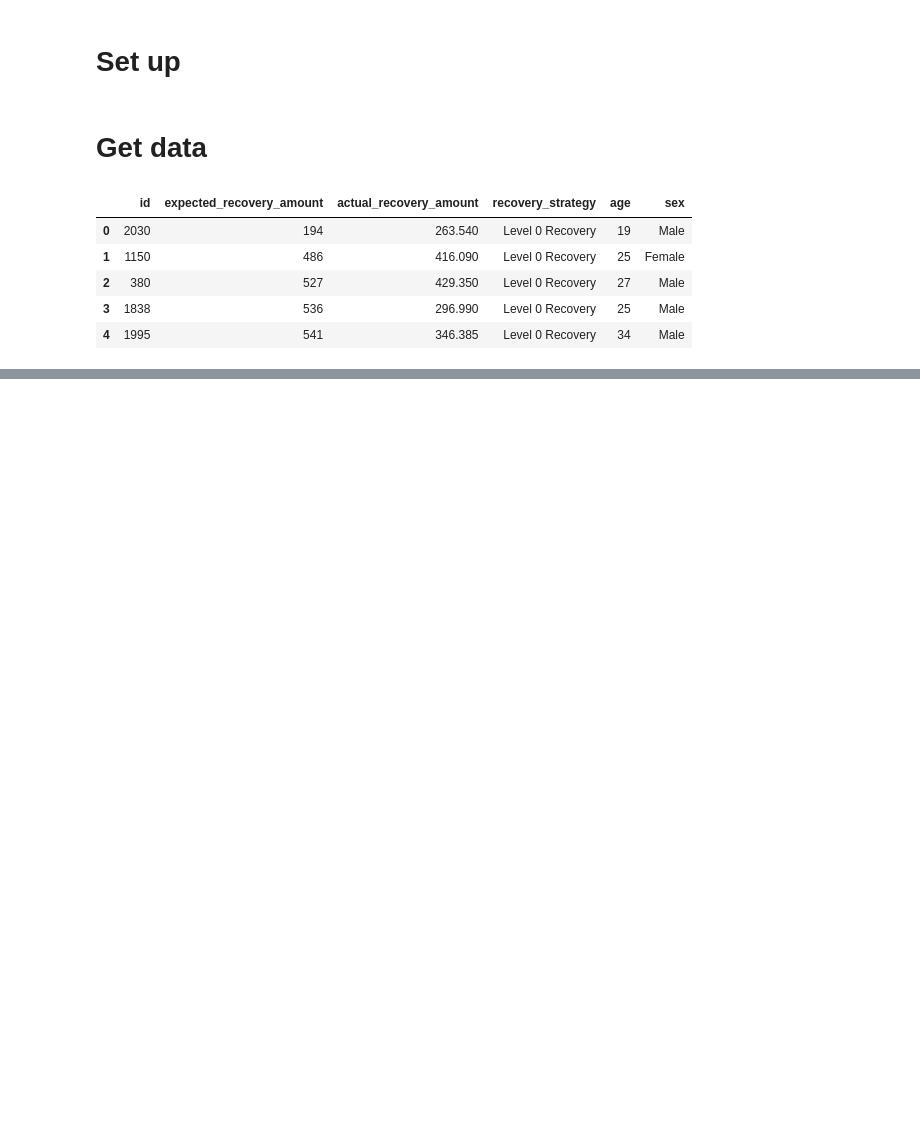
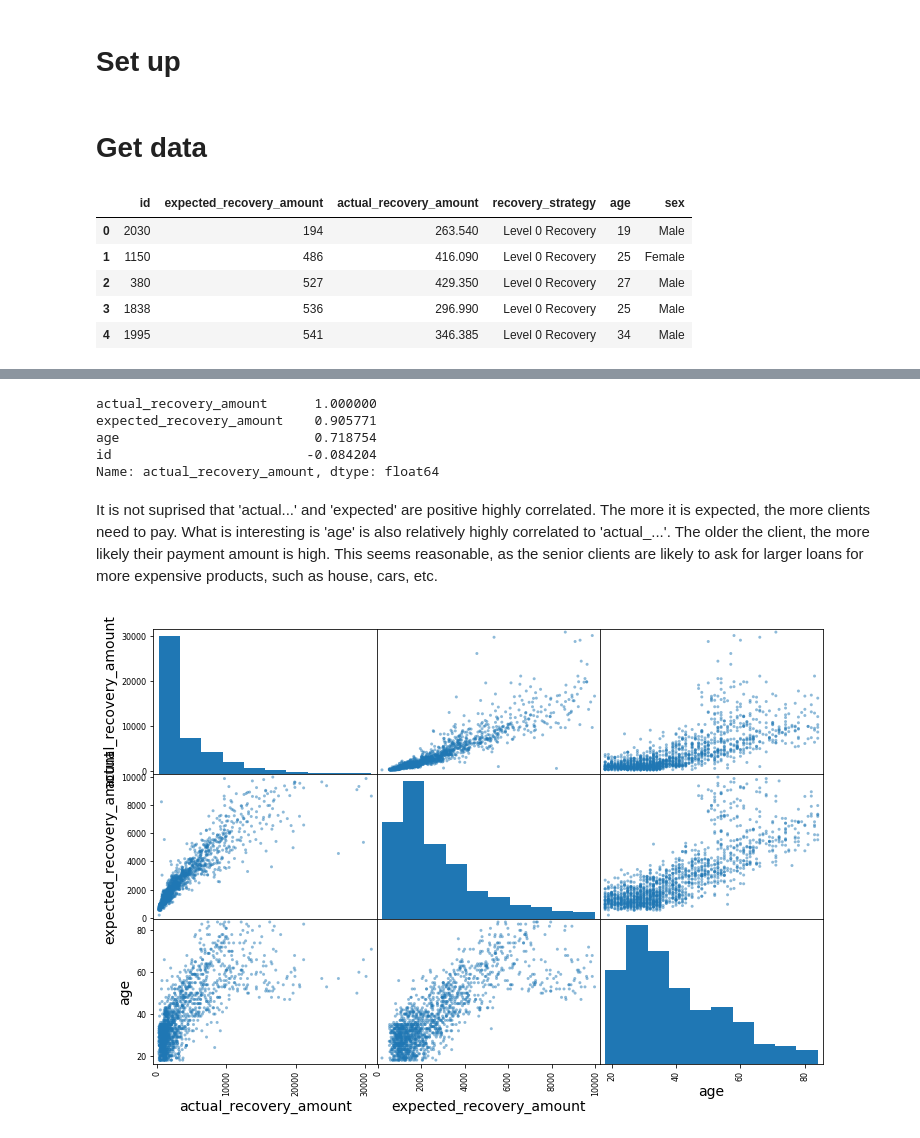
Before and after one commit to AilingLiu/Which-Debts-Are-Worth-the-Bank-s-Effort, a Jupyter notebook: bank_debt_analysis_automation.ipynb, the cells around one changed output, grey strips where cells are left out. Saved outputs shown, nothing was run; the diff lists cells and outputs as text; code cells hidden in the pictures; blank space fills up the shorter version.

```diff
--- a/bank_debt_analysis_automation.ipynb
+++ b/bank_debt_analysis_automation.ipynb
@@ -68,0 +184,18 @@ debt.head()
+# %%
+corr_matrix['actual_recovery_amount'].sort_values(ascending=False)
+# %% [output]
+actual_recovery_amount      1.000000
+expected_recovery_amount    0.905771
+age                         0.718754
+id                         -0.084204
+Name: actual_recovery_amount, dtype: float64
+# %% [markdown]
+It is not suprised that 'actual...' and 'expected' are positive highly correlated. The more it is expected, the more clients need to pay. What is interesting is 'age' is also relatively highly correlated to 'actual_...'. The older the client, the more likely their payment amount is high. This seems reasonable, as the senior clients are likely to ask for larger loans for more expensive products, such as house, cars, etc.
+# %%
+from pandas.plotting import scatter_matrix
+
+num_attributes = ['actual_recovery_amount', 'expected_recovery_amount', 'age']
+
+scatter_matrix(payback[num_attributes], figsize=(12, 8));
+# %% [output]
+[figure, added]
```
Also changed, not shown: parts of 29 cells of this notebook.
